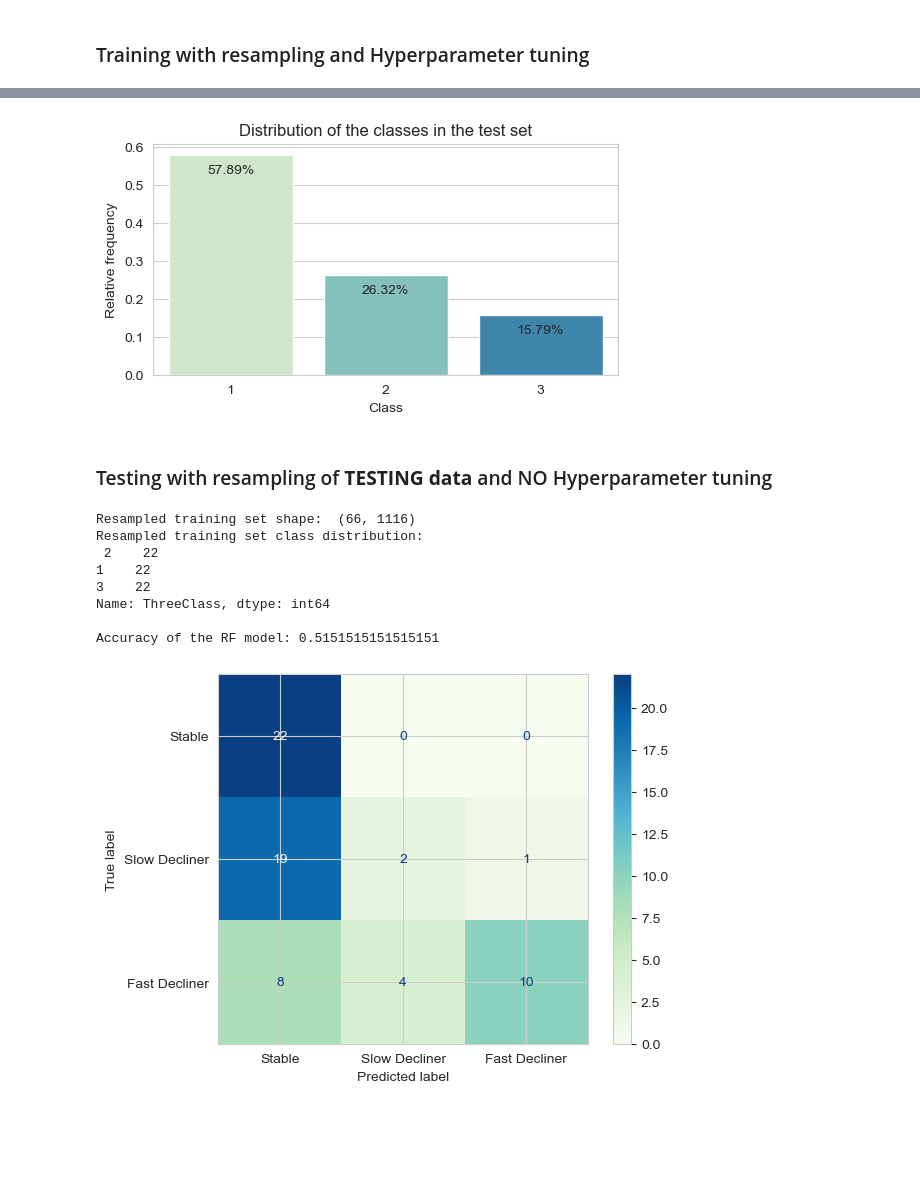
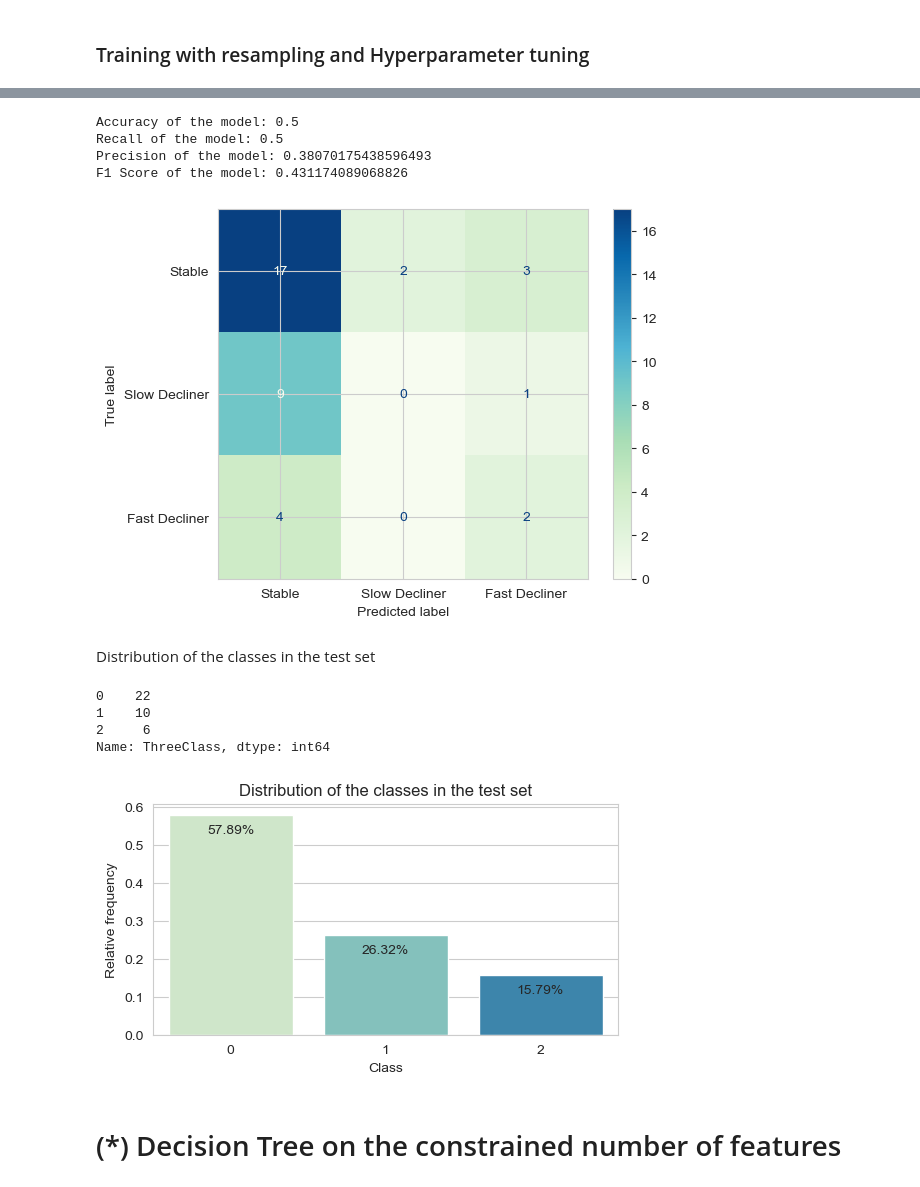
Before and after one commit to mmmmaja/ThesisFinal, a Jupyter notebook: Trees.ipynb, the cells around one changed output, grey strips where cells are left out. Drawn from its saved outputs; the diff is of its cells as text; code cells hidden in the pictures; blank space fills up the shorter version.

```diff
--- a/Trees.ipynb
+++ b/Trees.ipynb
@@ -105,39 +178,38 @@ Accuracy of the RF model: 0.6842105263157895
+# %%
+rf_resampling_tuning = random_forest(X_train_resampled, Y_train_resampled, False, 10)
+
+# Check the accuracy of the model
+y_prediction = rf_resampling_tuning.predict(X_test)
+evaluate_model(y_prediction, y_test)
+# %% [output]
+Accuracy of the model: 0.5
+Recall of the model: 0.5
+Precision of the model: 0.38070175438596493
+F1 Score of the model: 0.431174089068826
+[figure, added]
+# %% [markdown]
+Distribution of the classes in the test set
 # %%
-# Plot distribution of the y variable
+# Plot distribution of the Y variable
 y_test_count = y_test.value_counts()
-# add relative frequency
+print(y_test_count)
 y_test_count = y_test_count / y_test_count.sum()
 plt.figure(figsize=(6, 3))
 sns.barplot(x=y_test_count.index, y=y_test_count.values, palette="GnBu")
 plt.title("Distribution of the classes in the test set")
 plt.ylabel("Relative frequency")
+
 plt.xlabel("Class")
 for i in range(len(y_test_count)):
     plt.text(
-        x=i,
-        y=y_test_count.values[i] - 0.05,
-        s=f"{y_test_count.values[i]*100:.2f}%",
-        ha="center",
-    )
+        x=i, y=y_test_count.values[i] - 0.05,
+        s=f"{y_test_count.values[i]*100:.2f}%", ha="center",)
 plt.show()
 # %% [output]
+0    22
+1    10
+2     6
+Name: ThreeClass, dtype: int64
 [figure]
-# %% [markdown]
-### Testing with resampling of **TESTING data** and NO Hyperparameter tuning
-# %%
-X_test_resampled, y_test_resampled = resampling(X_test, y_test)
-y_prediction_resampled = rf.predict(X_test_resampled)
-accuracy_resampled = accuracy_score(y_test_resampled, y_prediction_resampled)
-print("\nAccuracy of the RF model: {}".format(accuracy_resampled))
-
-plot_confusion_matrix(y_test_resampled, y_prediction_resampled)
-# %% [output]
-Resampled training set shape:  (66, 1116)
-Resampled training set class distribution:
- 2    22
-1    22
-3    22
-Name: ThreeClass, dtype: int64
-
-Accuracy of the RF model: 0.5151515151515151
-[figure, removed]
+# %% [markdown]
+# (*) Decision Tree on the constrained number of features
```
Also changed, not shown: parts of 29 cells of this notebook, 25 other files.
